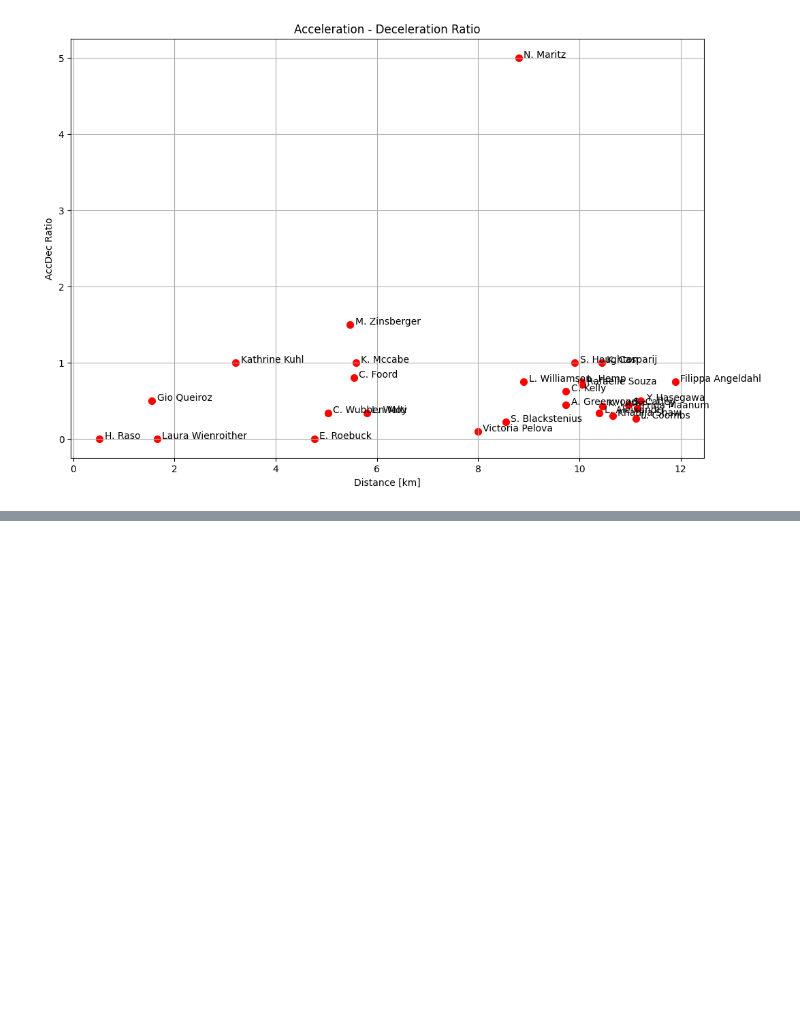
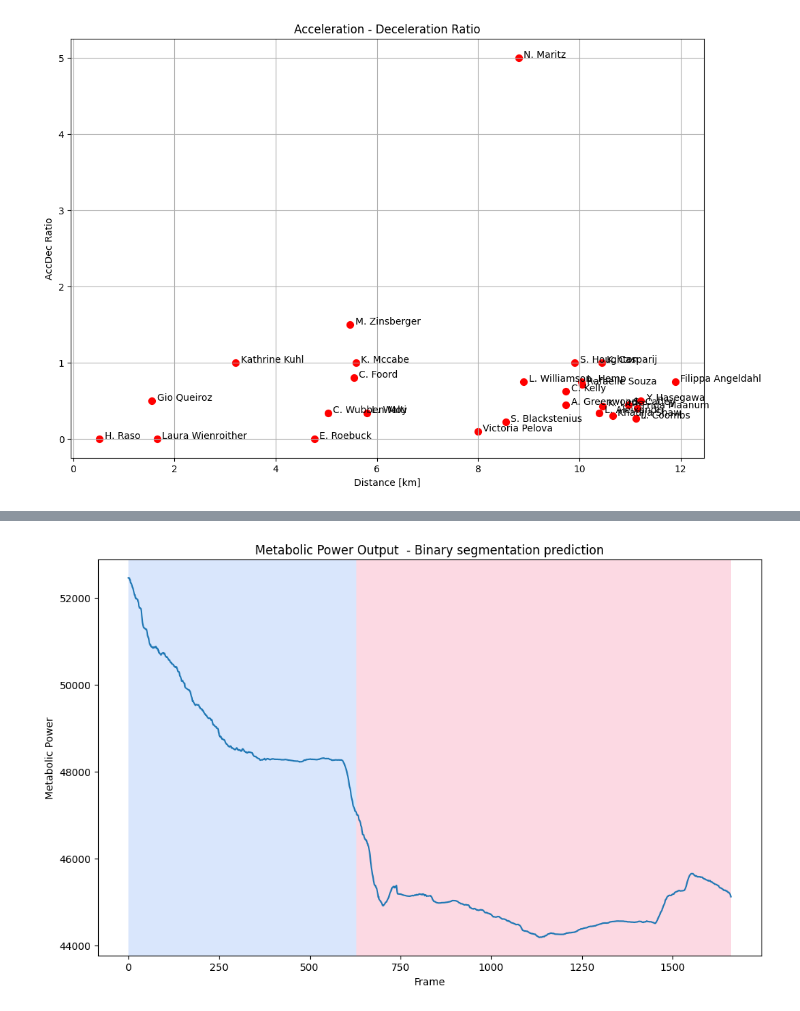
Before and after one commit to galexa05/Hays-MCFC-Hackathon, a Jupyter notebook: physical-attribute-analysis/test.ipynb, the cells around one changed output, grey strips where cells are left out. Cells and saved outputs as stored; diff of their text form; code cells hidden in the pictures; blank space fills up the shorter version.

```diff
--- a/physical-attribute-analysis/test.ipynb
+++ b/physical-attribute-analysis/test.ipynb
@@ -386,0 +413,12 @@ home_summary[home_summary.index==1]['player_name'][1]
+# %%
+import ruptures as rpt
+signal = np.array(test_mp[5000:len(test_mp)]).reshape((len(test_mp[5000:len(test_mp)]),1))
+algo = rpt.Binseg(model="l2").fit(signal)  ##potentially finding spot where substitution should happen
+result = algo.predict(n_bkps=1)  # big_seg
+rpt.show.display(signal, result, figsize=(10, 6))
+plt.title('Metabolic Power Output  - Binary segmentation prediction')
+plt.ylabel("Metabolic Power")
+plt.xlabel("Frame")
+plt.show()
+# %% [output]
+[figure, added]
```
Also changed, not shown: parts of 3 cells of this notebook, 5 other files.
